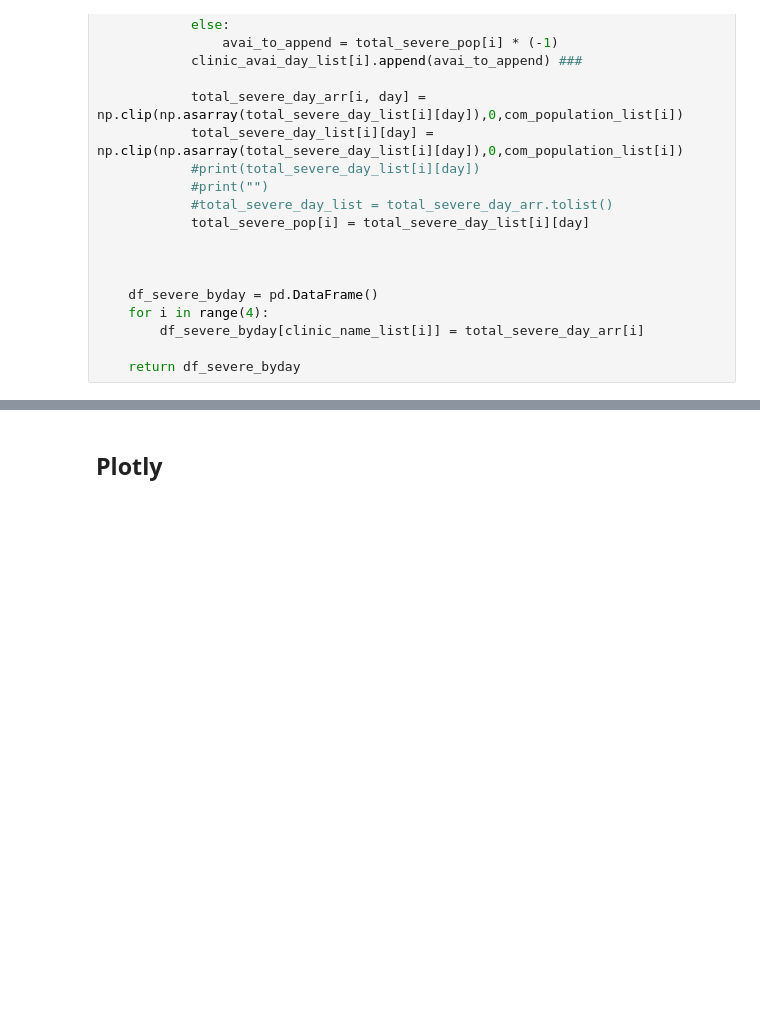
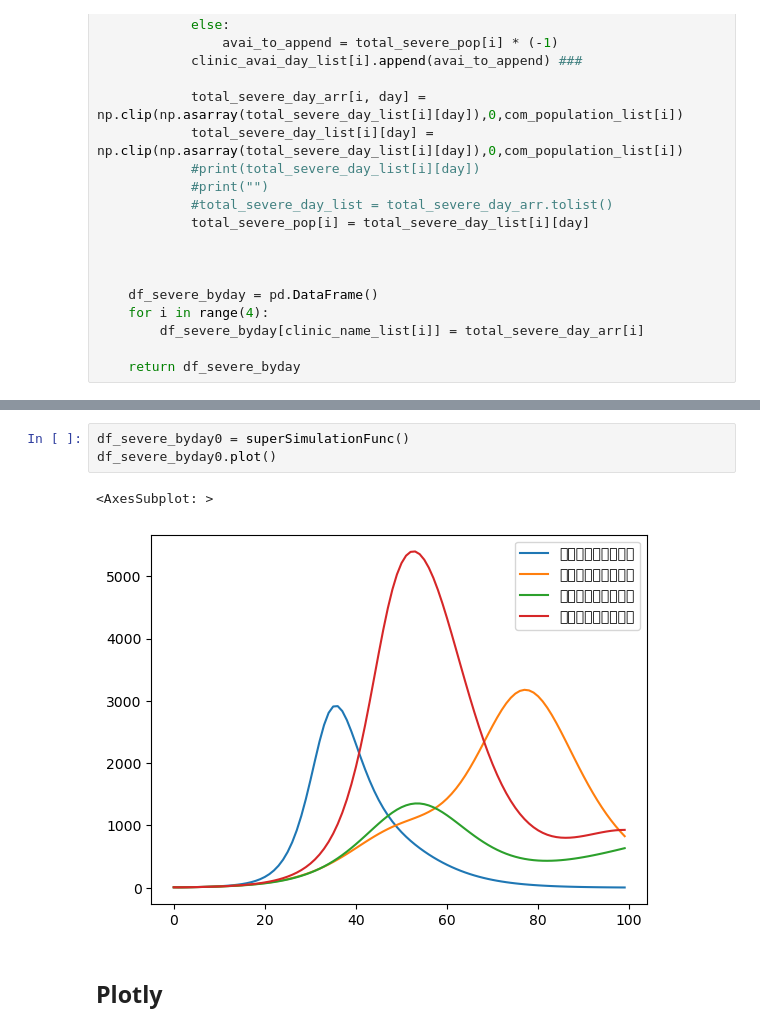
Before and after one commit to keke1022/DWP, a Jupyter notebook: weights_calculate.ipynb, the cells around one changed output, grey strips where cells are left out. Drawn from its saved outputs; the diff is of its cells as text; blank space fills up the shorter version.

```diff
--- a/weights_calculate.ipynb
+++ b/weights_calculate.ipynb
@@ -98,3 +265,9 @@ df_severe_byday = simulationFunc (max_sim = 200)
+# %%
+df_severe_byday0 = superSimulationFunc()
+df_severe_byday0.plot()
+# %% [output]
+<AxesSubplot: >
+[figure, added]
 # %% [markdown]
 ## Plotly
 # %% [markdown]
```
Also changed, not shown: parts of 9 cells of this notebook, 13 other files.
